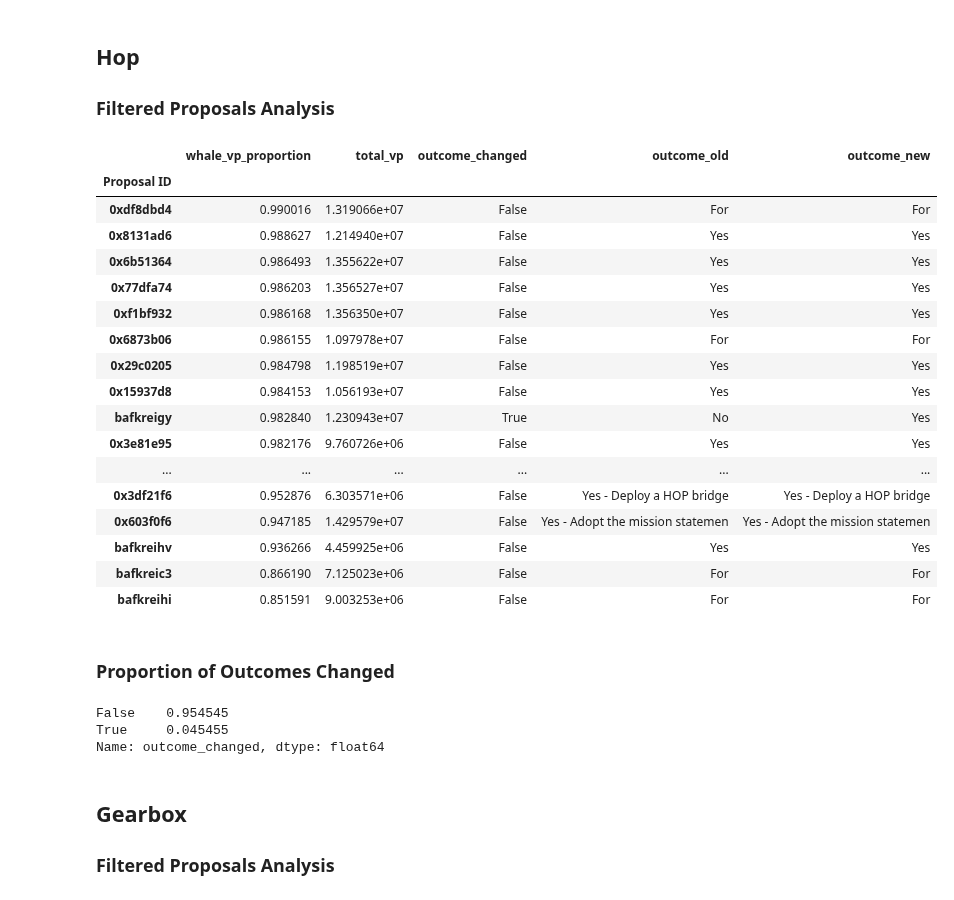
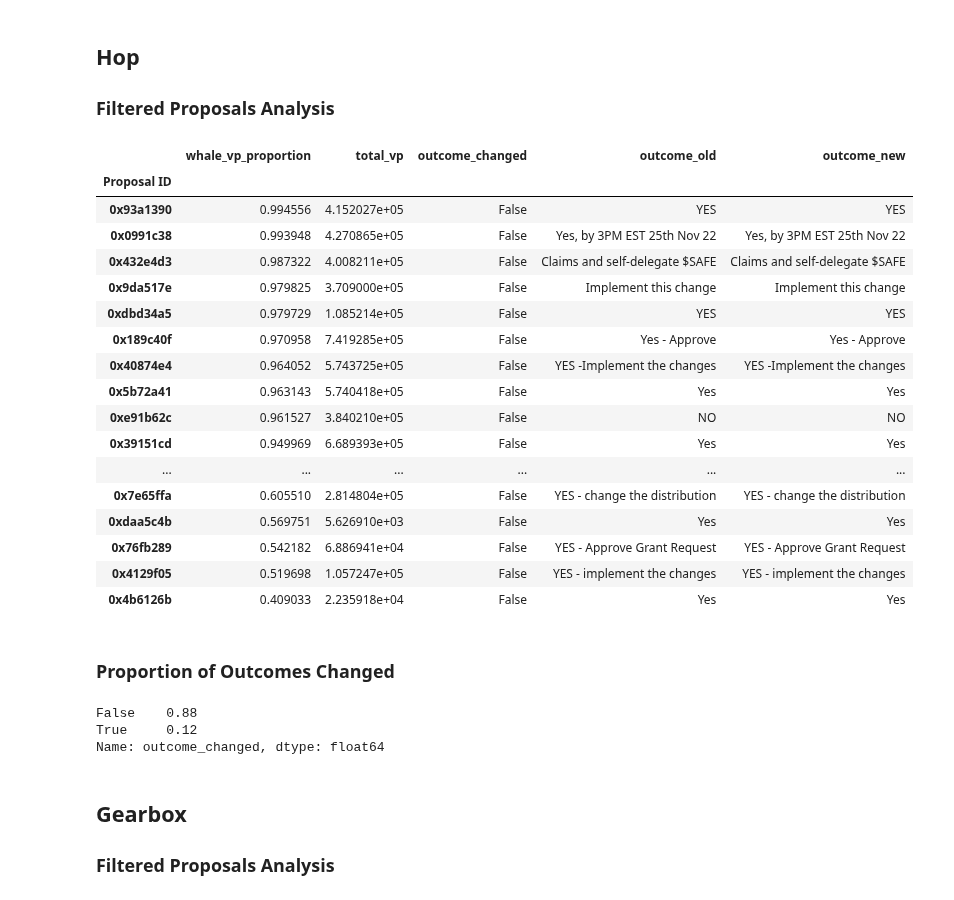
Before and after one commit to acemasterjb/gov_analysis, a Jupyter notebook: _sources/plutocracy_report.ipynb, the cells around one changed output. Saved outputs shown, nothing was run; the diff lists cells and outputs as text; code cells hidden in the pictures.

Commit message:
deploy: e07f7151cbef691bbac207685b3b986d8d4e9fc8

```diff
--- a/_sources/plutocracy_report.ipynb
+++ b/_sources/plutocracy_report.ipynb
@@ -577,33 +577,33 @@ Name: outcome_changed, dtype: float64
 ## Hop
 ### Filtered Proposals Analysis
 # %%
-HTML(score_differences_dfs["Hop"].astype({"total_vp": "float64"}, copy=False).drop("score_differences", axis=1).sort_values(["whale_vp_proportion", "total_vp"], ascending=False).to_html(render_links=True, escape=False))
+HTML(score_differences_dfs["Euler"].astype({"total_vp": "float64"}, copy=False).drop("score_differences", axis=1).sort_values(["whale_vp_proportion", "total_vp"], ascending=False).to_html(render_links=True, escape=False))
 # %% [output]
 |  | whale_vp_proportion | total_vp | outcome_changed | outcome_old | outcome_new |
 | Proposal ID |  |  |  |  |  |
-| 0xdf8dbd4 | 0.990016 | 1.319066e+07 | False | For | For |
-| 0x8131ad6 | 0.988627 | 1.214940e+07 | False | Yes | Yes |
-| 0x6b51364 | 0.986493 | 1.355622e+07 | False | Yes | Yes |
-| 0x77dfa74 | 0.986203 | 1.356527e+07 | False | Yes | Yes |
-| 0xf1bf932 | 0.986168 | 1.356350e+07 | False | Yes | Yes |
-| 0x6873b06 | 0.986155 | 1.097978e+07 | False | For | For |
-| 0x29c0205 | 0.984798 | 1.198519e+07 | False | Yes | Yes |
-| 0x15937d8 | 0.984153 | 1.056193e+07 | False | Yes | Yes |
-| bafkreigy | 0.982840 | 1.230943e+07 | True | No | Yes |
-| 0x3e81e95 | 0.982176 | 9.760726e+06 | False | Yes | Yes |
+| 0x93a1390 | 0.994556 | 4.152027e+05 | False | YES | YES |
+| 0x0991c38 | 0.993948 | 4.270865e+05 | False | Yes, by 3PM EST 25th Nov 22 | Yes, by 3PM EST 25th Nov 22 |
+| 0x432e4d3 | 0.987322 | 4.008211e+05 | False | Claims and self-delegate $SAFE | Claims and self-delegate $SAFE |
+| 0x9da517e | 0.979825 | 3.709000e+05 | False | Implement this change | Implement this change |
+| 0xdbd34a5 | 0.979729 | 1.085214e+05 | False | YES | YES |
+| 0x189c40f | 0.970958 | 7.419285e+05 | False | Yes - Approve | Yes - Approve |
+| 0x40874e4 | 0.964052 | 5.743725e+05 | False | YES -Implement the changes | YES -Implement the changes |
+| 0x5b72a41 | 0.963143 | 5.740418e+05 | False | Yes | Yes |
+| 0xe91b62c | 0.961527 | 3.840210e+05 | False | NO | NO |
+| 0x39151cd | 0.949969 | 6.689393e+05 | False | Yes | Yes |
 | ... | ... | ... | ... | ... | ... |
-| 0x3df21f6 | 0.952876 | 6.303571e+06 | False | Yes - Deploy a HOP bridge | Yes - Deploy a HOP bridge |
-| 0x603f0f6 | 0.947185 | 1.429579e+07 | False | Yes - Adopt the mission statemen | Yes - Adopt the mission statemen |
-| bafkreihv | 0.936266 | 4.459925e+06 | False | Yes | Yes |
-| bafkreic3 | 0.866190 | 7.125023e+06 | False | For | For |
-| bafkreihi | 0.851591 | 9.003253e+06 | False | For | For |
+| 0x7e65ffa | 0.605510 | 2.814804e+05 | False | YES - change the distribution | YES - change the distribution |
+| 0xdaa5c4b | 0.569751 | 5.626910e+03 | False | Yes | Yes |
+| 0x76fb289 | 0.542182 | 6.886941e+04 | False | YES - Approve Grant Request | YES - Approve Grant Request |
+| 0x4129f05 | 0.519698 | 1.057247e+05 | False | YES - implement the changes | YES - implement the changes |
+| 0x4b6126b | 0.409033 | 2.235918e+04 | False | Yes | Yes |
 # %% [markdown]
 ### Proportion of Outcomes Changed
 # %%
-score_differences_dfs["Hop"]["outcome_changed"].value_counts(normalize=True)
+score_differences_dfs["Euler"]["outcome_changed"].value_counts(normalize=True)
 # %% [output]
-False    0.954545
-True     0.045455
+False    0.88
+True     0.12
 Name: outcome_changed, dtype: float64
 # %% [markdown]
 ## Gearbox
```
Also changed, not shown: parts of 5 cells of this notebook, 2 other files.
